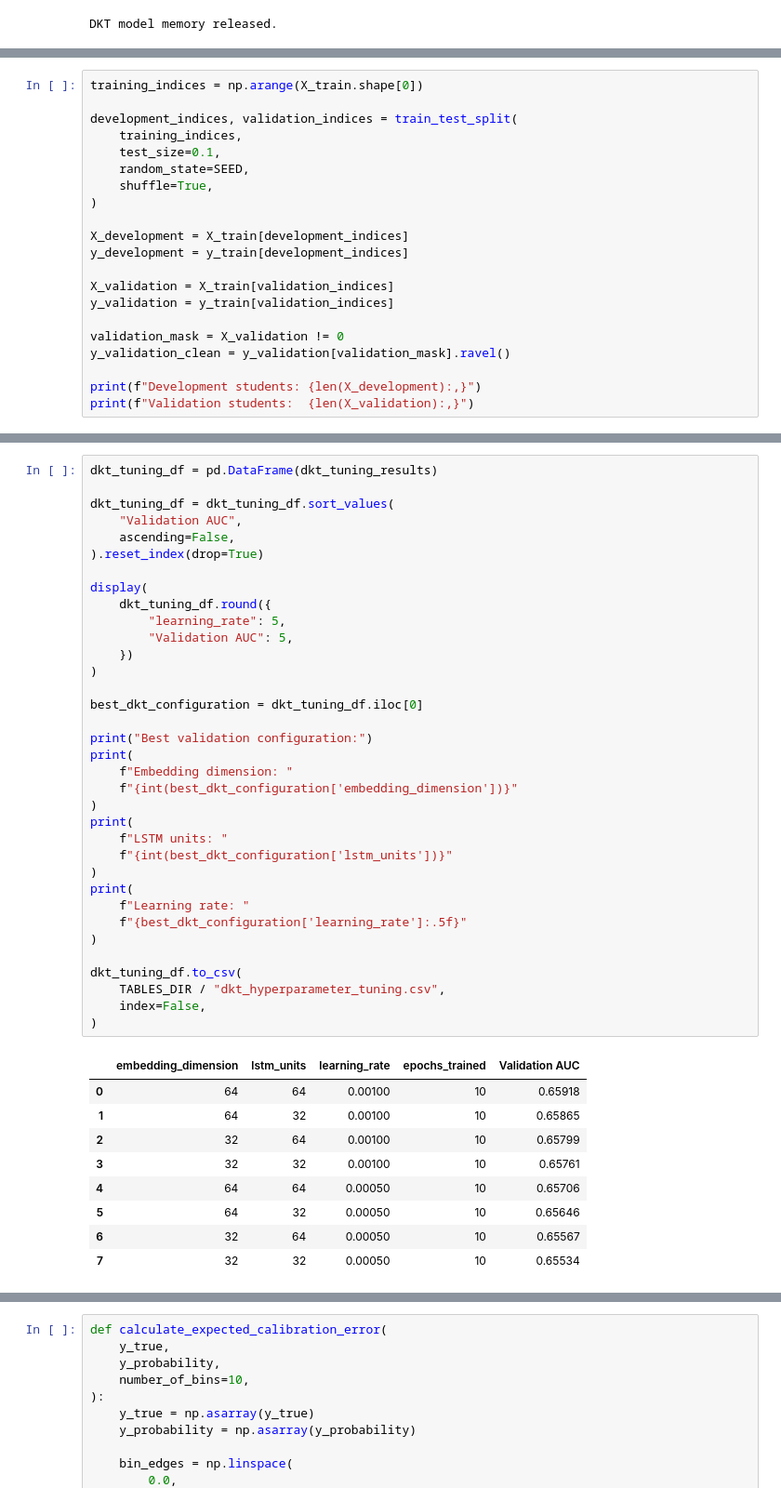
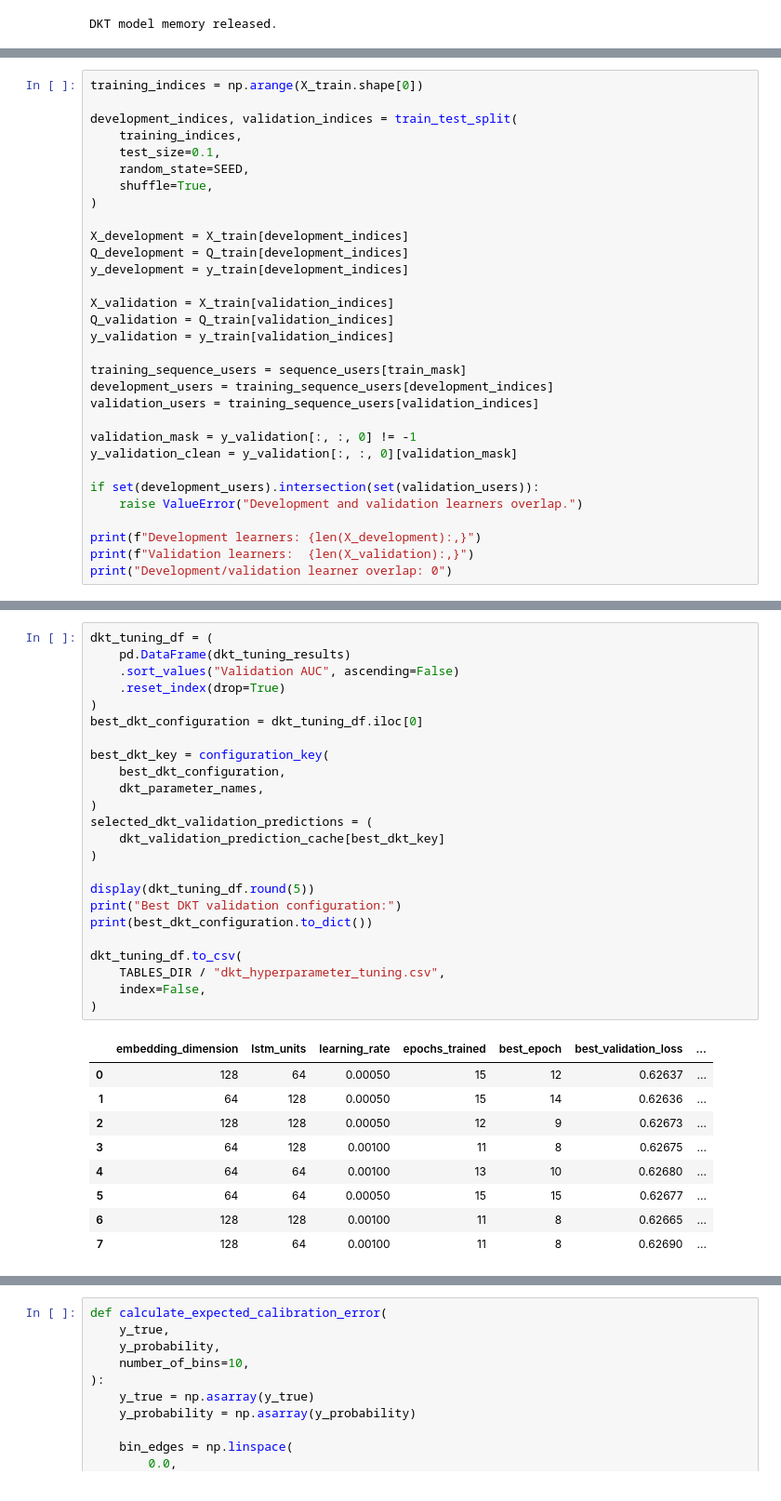
Before and after one commit to tolulopesoetan/msc_kt_ednet, a Jupyter notebook: notebooks/kt_models.ipynb, the cells around one changed output, grey strips where cells are left out. Shown at 93% size. Drawn from its saved outputs; the diff is of its cells as text.

```diff
--- a/notebooks/kt_models.ipynb
+++ b/notebooks/kt_models.ipynb
@@ -1953,14 +1211,24 @@ development_indices, validation_indices = train_test_split(
 )
 
 X_development = X_train[development_indices]
+Q_development = Q_train[development_indices]
 y_development = y_train[development_indices]
 
 X_validation = X_train[validation_indices]
+Q_validation = Q_train[validation_indices]
 y_validation = y_train[validation_indices]
 
-validation_mask = X_validation != 0
-y_validation_clean = y_validation[validation_mask].ravel()
+training_sequence_users = sequence_users[train_mask]
+development_users = training_sequence_users[development_indices]
+validation_users = training_sequence_users[validation_indices]
 
-print(f"Development students: {len(X_development):,}")
-print(f"Validation students:  {len(X_validation):,}")
+validation_mask = y_validation[:, :, 0] != -1
+y_validation_clean = y_validation[:, :, 0][validation_mask]
+
+if set(development_users).intersection(set(validation_users)):
+    raise ValueError("Development and validation learners overlap.")
+
+print(f"Development learners: {len(X_development):,}")
+print(f"Validation learners:  {len(X_validation):,}")
+print("Development/validation learner overlap: 0")
 # %% [output]
@@ -2092,45 +1374,34 @@ Validation AUC: 0.6571
 # %%
-dkt_tuning_df = pd.DataFrame(dkt_tuning_results)
+dkt_tuning_df = (
+    pd.DataFrame(dkt_tuning_results)
+    .sort_values("Validation AUC", ascending=False)
+    .reset_index(drop=True)
+)
+best_dkt_configuration = dkt_tuning_df.iloc[0]
 
-dkt_tuning_df = dkt_tuning_df.sort_values(
-    "Validation AUC",
-    ascending=False,
-).reset_index(drop=True)
-
-display(
-    dkt_tuning_df.round({
-        "learning_rate": 5,
-        "Validation AUC": 5,
-    })
+best_dkt_key = configuration_key(
+    best_dkt_configuration,
+    dkt_parameter_names,
+)
+selected_dkt_validation_predictions = (
+    dkt_validation_prediction_cache[best_dkt_key]
 )
 
-best_dkt_configuration = dkt_tuning_df.iloc[0]
-
-print("Best validation configuration:")
-print(
-    f"Embedding dimension: "
-    f"{int(best_dkt_configuration['embedding_dimension'])}"
-)
-print(
-    f"LSTM units: "
-    f"{int(best_dkt_configuration['lstm_units'])}"
-)
-print(
-    f"Learning rate: "
-    f"{best_dkt_configuration['learning_rate']:.5f}"
-)
+display(dkt_tuning_df.round(5))
+print("Best DKT validation configuration:")
+print(best_dkt_configuration.to_dict())
 
 dkt_tuning_df.to_csv(
     TABLES_DIR / "dkt_hyperparameter_tuning.csv",
     index=False,
 )
 # %% [output]
-|  | embedding_dimension | lstm_units | learning_rate | epochs_trained | Validation AUC |
-| 0 | 64 | 64 | 0.00100 | 10 | 0.65918 |
-| 1 | 64 | 32 | 0.00100 | 10 | 0.65865 |
-| 2 | 32 | 64 | 0.00100 | 10 | 0.65799 |
-| 3 | 32 | 32 | 0.00100 | 10 | 0.65761 |
-| 4 | 64 | 64 | 0.00050 | 10 | 0.65706 |
-| 5 | 64 | 32 | 0.00050 | 10 | 0.65646 |
-| 6 | 32 | 64 | 0.00050 | 10 | 0.65567 |
-| 7 | 32 | 32 | 0.00050 | 10 | 0.65534 |
+|  | embedding_dimension | lstm_units | learning_rate | epochs_trained | best_epoch | best_validation_loss | ... |
+| 0 | 128 | 64 | 0.00050 | 15 | 12 | 0.62637 | ... |
+| 1 | 64 | 128 | 0.00050 | 15 | 14 | 0.62636 | ... |
+| 2 | 128 | 128 | 0.00050 | 12 | 9 | 0.62673 | ... |
+| 3 | 64 | 128 | 0.00100 | 11 | 8 | 0.62675 | ... |
+| 4 | 64 | 64 | 0.00100 | 13 | 10 | 0.62680 | ... |
+| 5 | 64 | 64 | 0.00050 | 15 | 15 | 0.62677 | ... |
+| 6 | 128 | 128 | 0.00100 | 11 | 8 | 0.62665 | ... |
+| 7 | 128 | 64 | 0.00100 | 11 | 8 | 0.62690 | ... |
```
Also changed, not shown: parts of 147 cells of this notebook, 27 other files.
